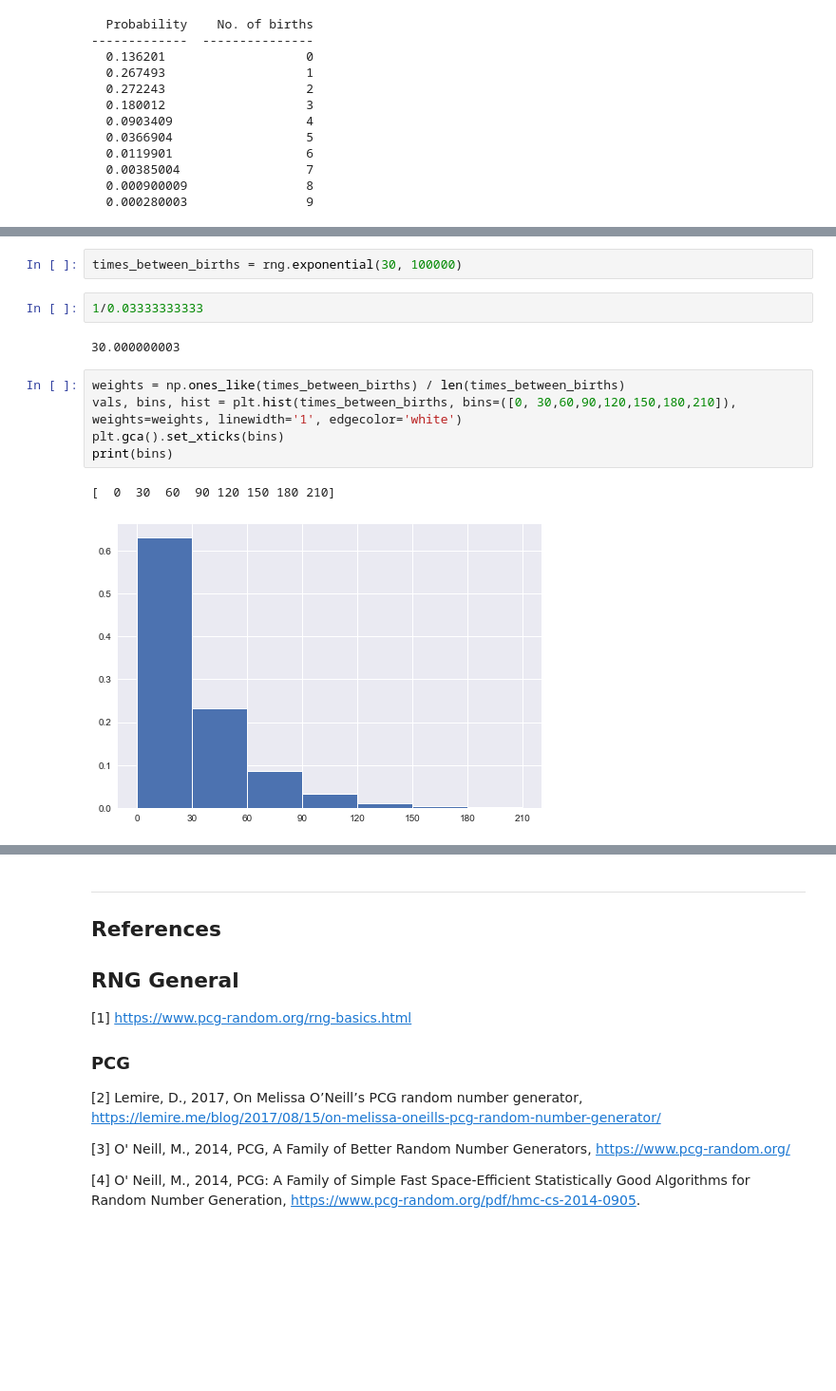
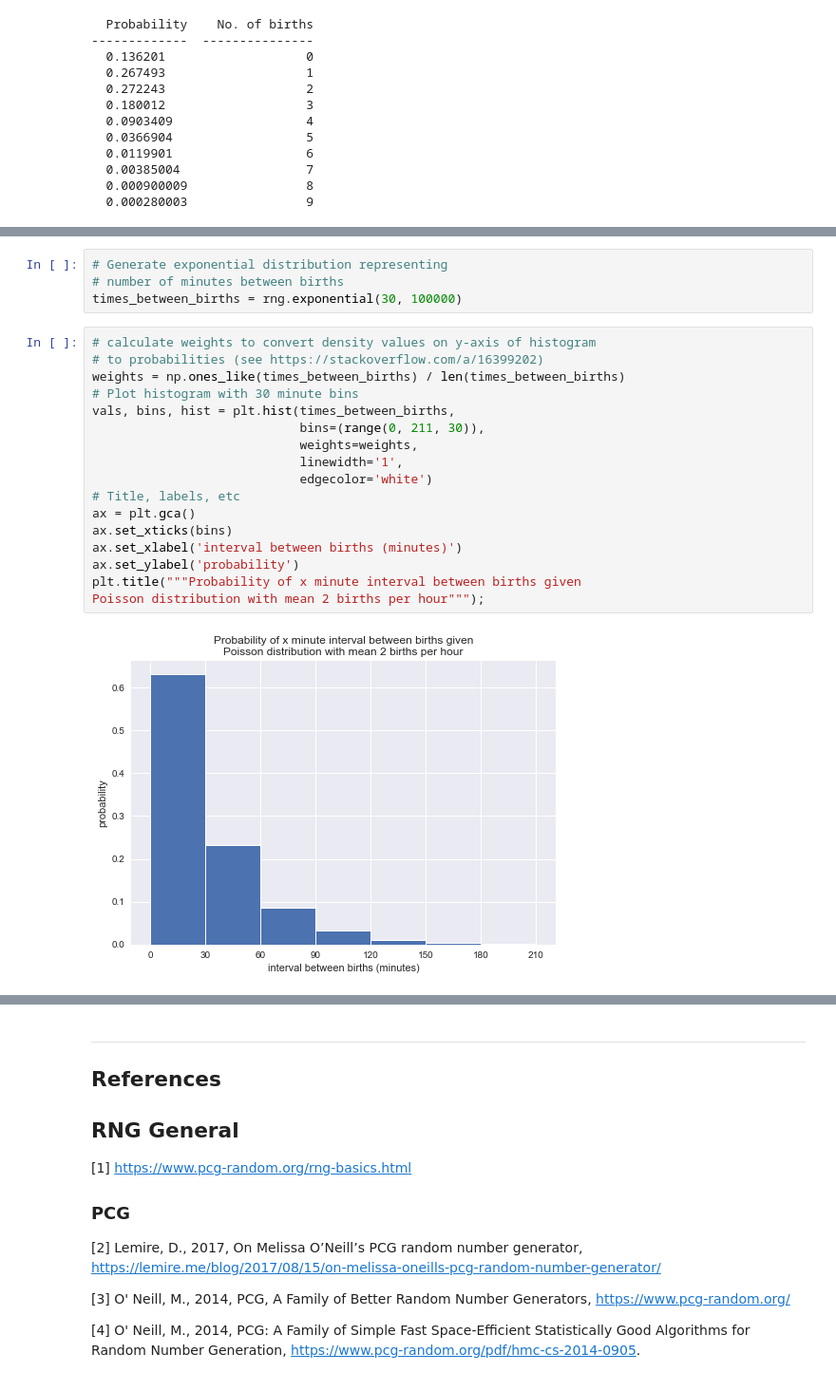
Before and after one commit to fod/numpy-random, a Jupyter notebook: numpy-random.ipynb, the cells around one changed output, grey strips where cells are left out. Shown at 95% size. Cells and saved outputs as stored; diff of their text form; blank space fills up the shorter version.

```diff
--- a/numpy-random.ipynb
+++ b/numpy-random.ipynb
@@ -727,14 +727,23 @@ $$
-# %%
-times_between_births = rng.exponential(30, 100000)
-# %%
-1/0.03333333333
-# %% [output]
-30.000000003
-# %%
-weights = np.ones_like(times_between_births) / len(times_between_births)
-vals, bins, hist = plt.hist(times_between_births, bins=([0, 30,60,90,120,150,180,210]), weights=weights, linewidth='1', edgecolor='white')
-plt.gca().set_xticks(bins)
-print(bins)
-# %% [output]
-[  0  30  60  90 120 150 180 210]
-[figure, removed]
+# %%
+# Generate exponential distribution representing
+# number of minutes between births
+times_between_births = rng.exponential(30, 100000)
+# %%
+# calculate weights to convert density values on y-axis of histogram
+# to probabilities (see https://stackoverflow.com/a/16399202)
+weights = np.ones_like(times_between_births) / len(times_between_births)
+# Plot histogram with 30 minute bins
+vals, bins, hist = plt.hist(times_between_births,
+                            bins=(range(0, 211, 30)),
+                            weights=weights,
+                            linewidth='1',
+                            edgecolor='white')
+# Title, labels, etc
+ax = plt.gca()
+ax.set_xticks(bins)
+ax.set_xlabel('interval between births (minutes)')
+ax.set_ylabel('probability')
+plt.title("""Probability of x minute interval between births given
+Poisson distribution with mean 2 births per hour""");
+# %% [output]
+[figure, added]
```
Also changed, not shown: parts of 9 cells of this notebook.
